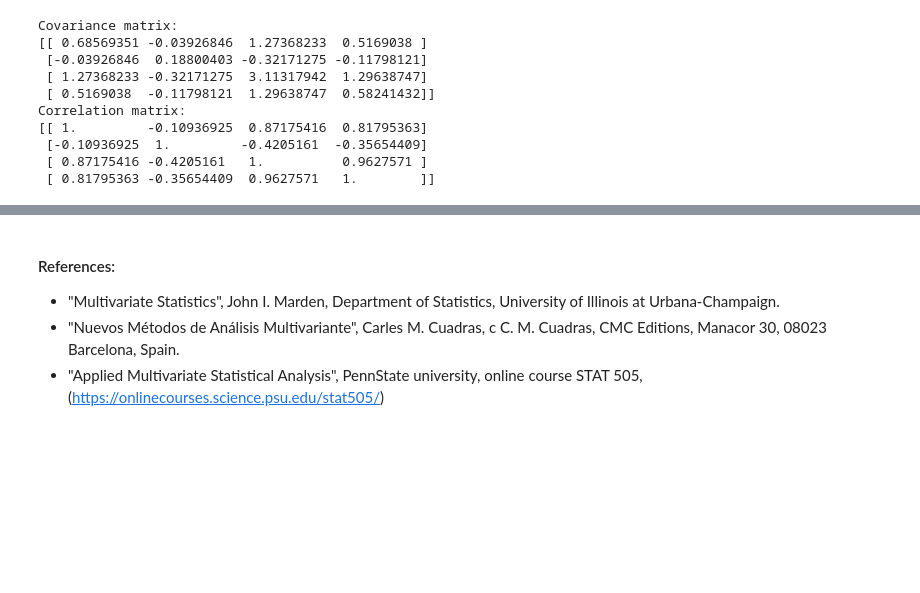
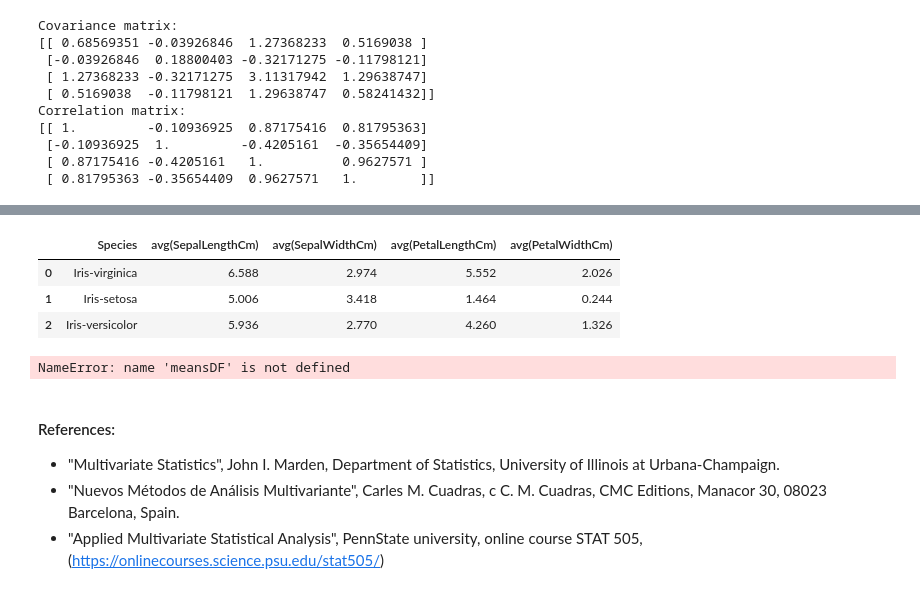
Before and after one commit to ErickEduardoAH/AnalisisMultivariado, a Jupyter notebook: 1 - Multivariate Data Sets/1.1 - Multivariate data sets and descriptive statistics.ipynb, the cells around one changed output, grey strips where cells are left out. Cells and saved outputs as stored; diff of their text form; code cells hidden in the pictures; blank space fills up the shorter version.

```diff
--- a/1 - Multivariate Data Sets/1.1 - Multivariate data sets and descriptive statistics.ipynb
+++ b/1 - Multivariate Data Sets/1.1 - Multivariate data sets and descriptive statistics.ipynb
@@ -401,3 +405,23 @@ $$
+# %%
+irisMeansDF = irisDF.groupBy('Species').mean()
+irisMeansDF.toPandas()
+# %% [output]
+|  | Species | avg(SepalLengthCm) | avg(SepalWidthCm) | avg(PetalLengthCm) | avg(PetalWidthCm) |
+| 0 | Iris-virginica | 6.588 | 2.974 | 5.552 | 2.026 |
+| 1 | Iris-setosa | 5.006 | 3.418 | 1.464 | 0.244 |
+| 2 | Iris-versicolor | 5.936 | 2.770 | 4.260 | 1.326 |
+# %%
+import pyspark.sql.functions as f
+from pyspark.sql.functions import col as c
+centeredIrisDF=irisDF.join(irisMeansDF,on='Species')\
+                     .select((c('SepalLengthCm')-c('avg(SepalLengthCm)')).alias('centeredSepalLength'),\
+                             (c('SepalWidthCm')-c('avg(SepalWidthCm)')).alias('centeredSepalWidth'),\
+                             (c('PetalLengthCm')-c('avg(PetalLengthCm)')).alias('centeredPetalLength'),\
+                             (c('PetalWidthCm')-c('avg(PetalWidthCm)')).alias('centeredPetalWidth'),\
+                              c('Species'))
+smpCentered = sns.pairplot(centeredIrisDF.toPandas(),hue="Species",diag_kind='hist')
+# %% [output]
+NameError: name 'meansDF' is not defined
 # %% [markdown]
 #### References:
 * "Multivariate Statistics", John I. Marden, Department of Statistics, University of Illinois at Urbana-Champaign.
```
Also changed, not shown: parts of 1 cell of this notebook.
